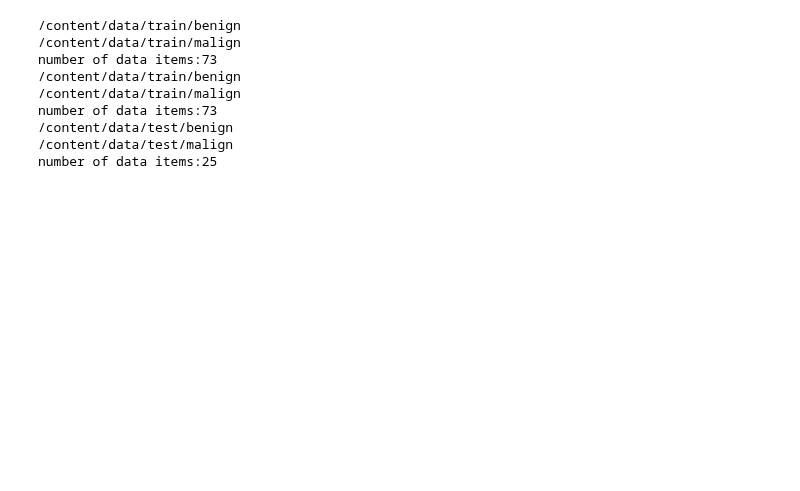
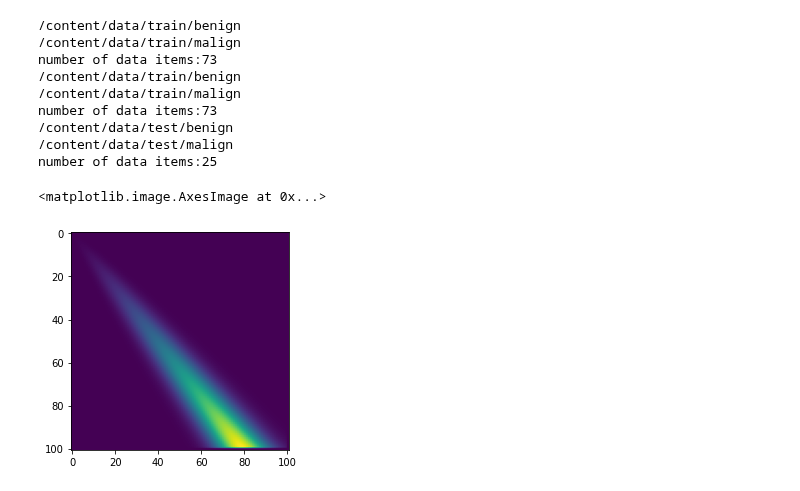
Before and after one commit to rpmihail/thyroid, a Jupyter notebook: code/Synthetic_ImGen_Autoenc.ipynb, the cells around one changed output. Drawn from its saved outputs; the diff is of its cells as text; code cells hidden in the pictures; blank space fills up the shorter version.

```diff
--- a/code/Synthetic_ImGen_Autoenc.ipynb
+++ b/code/Synthetic_ImGen_Autoenc.ipynb
@@ -158,3 +177,20 @@ number of data items:25
+# %%
+from scipy.stats import dirichlet
+
+X, Y = np.meshgrid(np.linspace(0.1, 200, 100), (np.linspace(0.1, 200, 100)))
+X = np.ravel(X)
+Y = np.ravel(Y)
+
+pd = np.zeros((101, 101))
+
+
+for ix in range(0, 100*100):
+    x_ix, y_ix = np.unravel_index(ix, (100, 100))
+    pd[x_ix, y_ix] = dirichlet.pdf(quantiles, [X[ix], 1, Y[ix]])
+plt.imshow(pd)
+# %% [output]
+<matplotlib.image.AxesImage at 0x...>
+[figure, added]
 # %%
 class Encoder(nn.Module):
 
```
Also changed, not shown: parts of 12 cells of this notebook.
